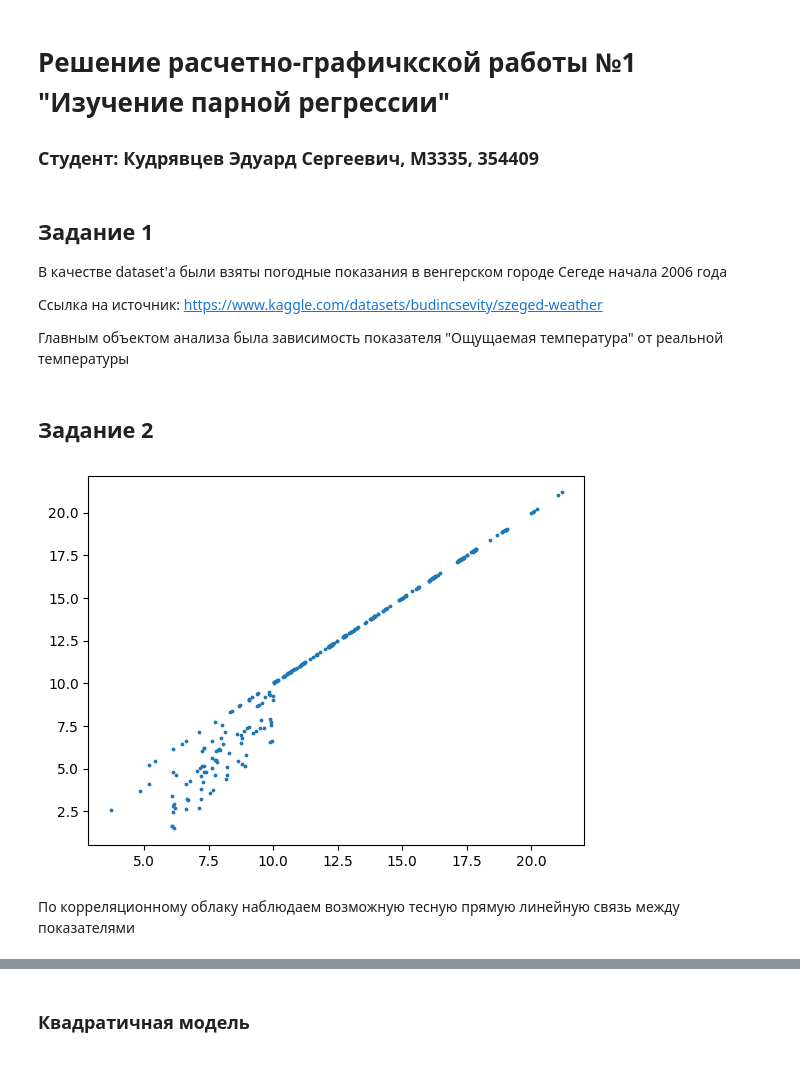
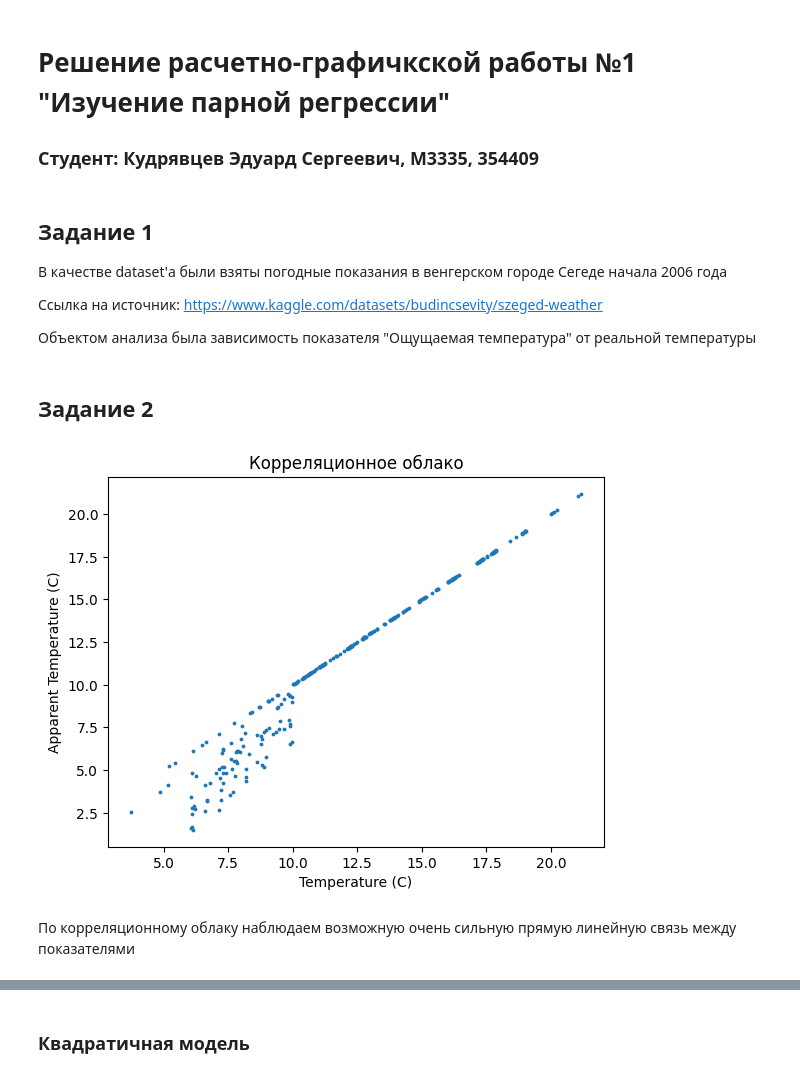
Before and after one commit to Kudriavtsev-Eduard/PairRegressionSolution, a Jupyter notebook: notebook.ipynb, the cells around one changed output, grey strips where cells are left out. Saved outputs shown, nothing was run; the diff lists cells and outputs as text; code cells hidden in the pictures.

```diff
--- a/notebook.ipynb
+++ b/notebook.ipynb
@@ -16,22 +16,26 @@ from numpy import fabs, sqrt, arctanh, tanh
 
 Ссылка на источник: https://www.kaggle.com/datasets/budincsevity/szeged-weather
 
-Главным объектом анализа была зависимость показателя "Ощущаемая температура" от реальной температуры
+Объектом анализа была зависимость показателя "Ощущаемая температура" от реальной температуры
 # %%
 df = pandas.read_csv('data/weatherHistory.csv')
 x_title = 'Temperature (C)'
+y_title = 'Apparent Temperature (C)'
 to_choose = df.head(300)
-x_values = to_choose['Temperature (C)']
-y_values = to_choose['Apparent Temperature (C)']
+x_values = to_choose[x_title]
+y_values = to_choose[y_title]
 # %% [markdown]
 ## Задание 2
 # %%
 plt.scatter(x_values, y_values, s=3)
+plt.xlabel(x_title)
+plt.ylabel(y_title)
+plt.title("Корреляционное облако")
 plt.show()
 # %% [output]
-[figure, old version]
+[figure, new version]
 # %% [markdown]
-По корреляционному облаку наблюдаем возможную тесную прямую линейную связь между показателями
+По корреляционному облаку наблюдаем возможную очень сильную прямую линейную связь между показателями
 # %% [markdown]
 ## Задание 3
 
```
Also changed, not shown: parts of 11 cells of this notebook.
